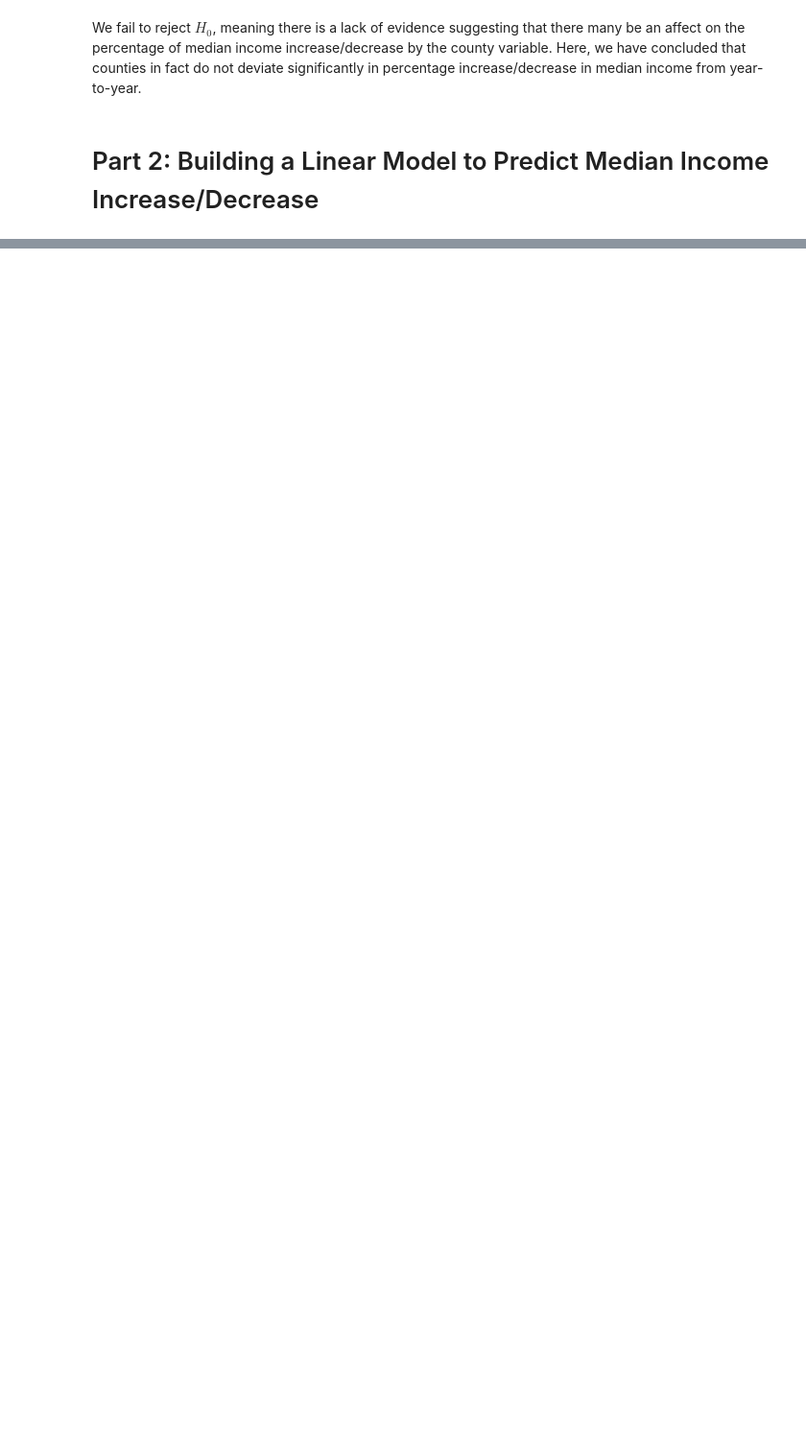
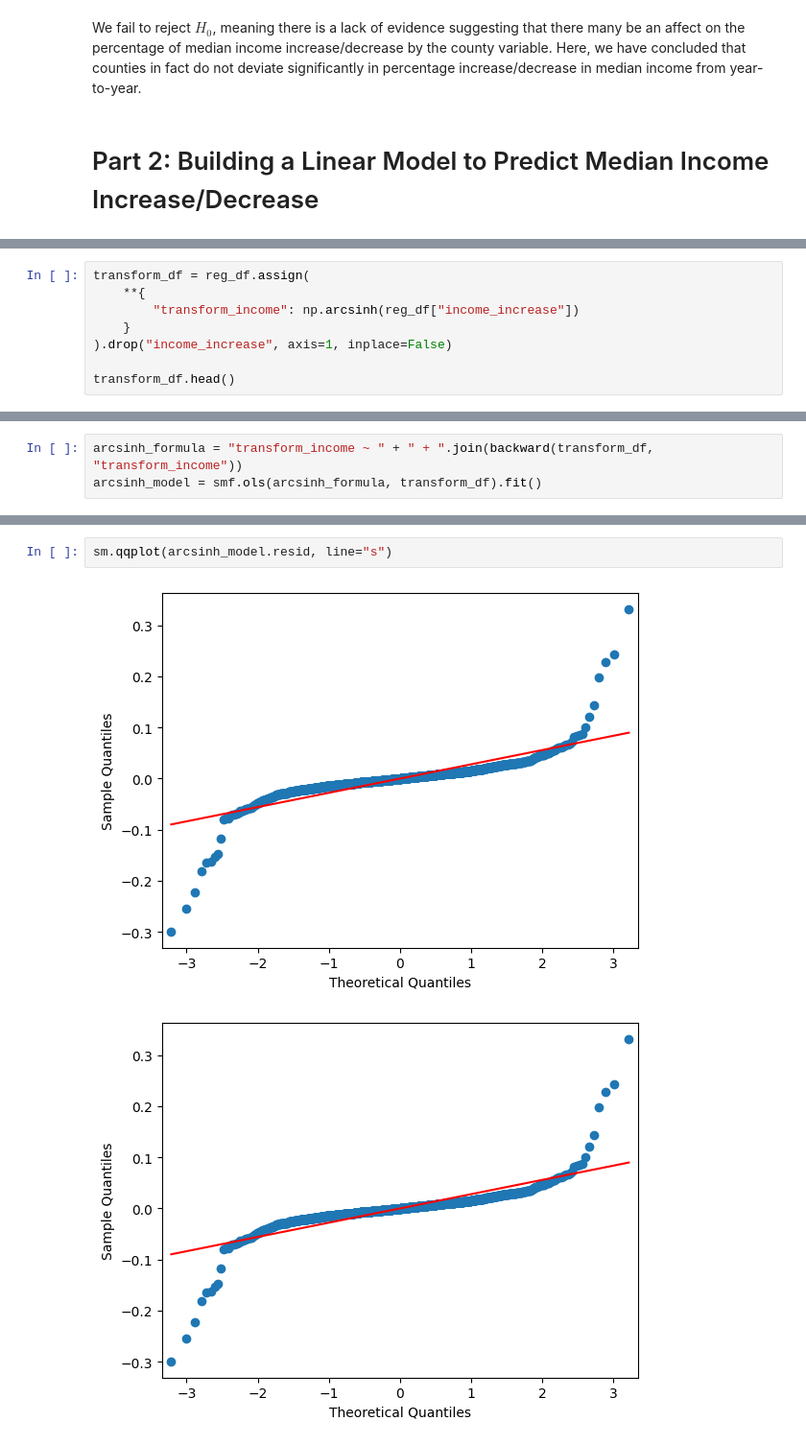
Before and after one commit to aindraga/Math189_FinalProject, a Jupyter notebook: final_project.ipynb, the cells around one changed output, grey strips where cells are left out. Shown at 96% size. Cells and saved outputs as stored; diff of their text form; blank space fills up the shorter version.

```diff
--- a/final_project.ipynb
+++ b/final_project.ipynb
@@ -409,0 +538,8 @@ We fail to reject $H_0$, meaning there is a lack of evidence suggesting that the
+# %%
+transform_df = reg_df.assign(
+    **{
+        "transform_income": np.arcsinh(reg_df["income_increase"])
+    }
+).drop("income_increase", axis=1, inplace=False)
+
+transform_df.head()
@@ -409,0 +553,3 @@ We fail to reject $H_0$, meaning there is a lack of evidence suggesting that the
+# %%
+arcsinh_formula = "transform_income ~ " + " + ".join(backward(transform_df, "transform_income"))
+arcsinh_model = smf.ols(arcsinh_formula, transform_df).fit()
@@ -409,0 +561,5 @@ We fail to reject $H_0$, meaning there is a lack of evidence suggesting that the
+# %%
+sm.qqplot(arcsinh_model.resid, line="s")
+# %% [output]
+[figure, added]
+[figure, added]
```
Also changed, not shown: parts of 30 cells of this notebook.
